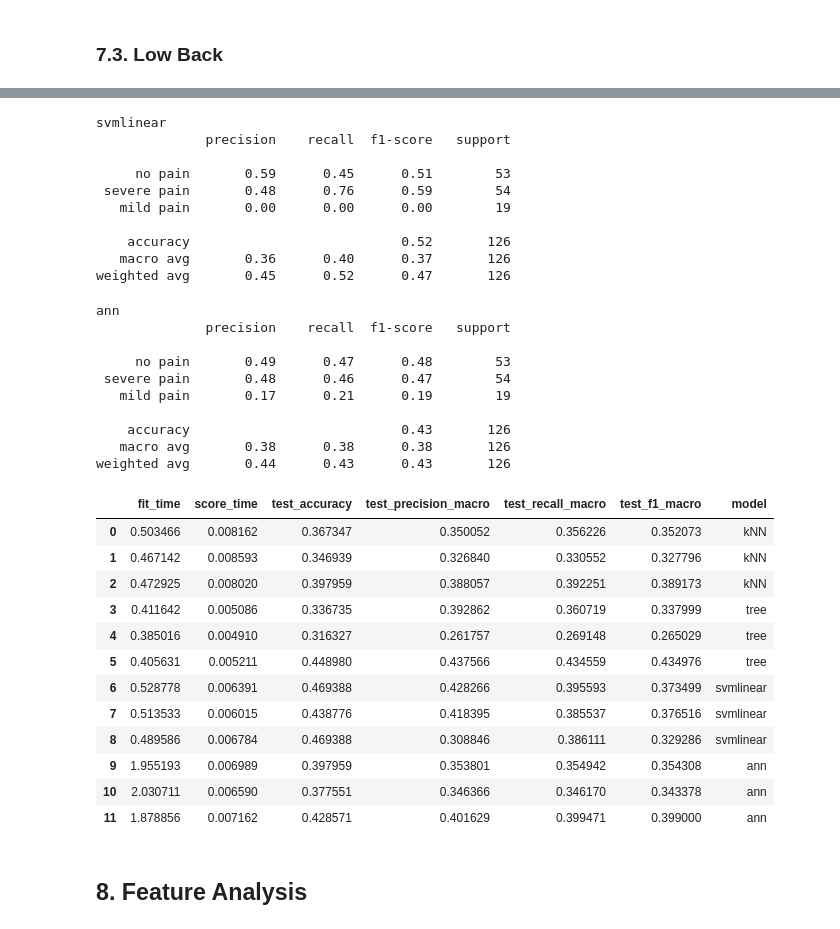
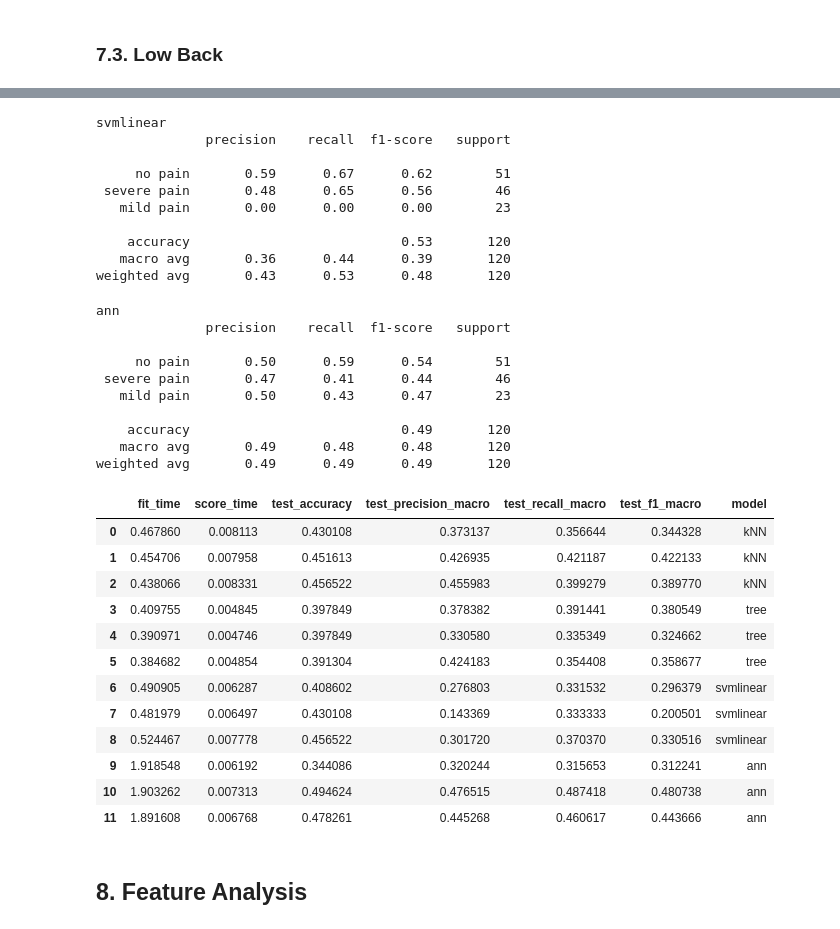
Before and after one commit to victorsanunes/machine-learning-final-project, a Jupyter notebook: notebooks/modeling-v0.ipynb, the cells around one changed output, grey strips where cells are left out. Saved outputs shown, nothing was run; the diff lists cells and outputs as text; code cells hidden in the pictures.

```diff
--- a/notebooks/modeling-v0.ipynb
+++ b/notebooks/modeling-v0.ipynb
@@ -175,0 +323,3 @@ feature_importance_df.sort_values(by =['feature_importance'], ascending = False)
+# %%
+selected_categorical = experiments.selected_categorical
+selected_continous = experiments.selected_continous
@@ -187,12 +335,9 @@ Index(['Genero', 'Idade', 'Peso', 'Altura', 'IMC', 'Escolaridade',
 # %%
 from sklearn.model_selection import train_test_split
-import experiments
-numerical_features = experiments.numerical_features
-categorical_features = experiments.categorical_features
-target_columns = ['Costa_superior_agg', 'Costa_media_agg', 'Costa_inferior_agg']
-# target_columns = ['dados.Costa_superior', 'dados.Costa_media', 'dados.Costa_inferior']
+# target_columns = ['Costa_superior_agg', 'Costa_media_agg', 'Costa_inferior_agg']
+target_columns = ['dados.Costa_superior', 'dados.Costa_media', 'dados.Costa_inferior']
 
-X = df_analysis[numerical_features + categorical_features]
+X = df_analysis[selected_continous + selected_categorical]
 y = df_analysis[target_columns]
 
 X_train, X_test, y_train, y_test = train_test_split(X, y, test_size=0.30, random_state=42)
@@ -206,7 +351,7 @@ X_train, X_test, y_train, y_test = train_test_split(X, y, test_size=0.30, random
 scorer = experiments.scorers
 algorithms = experiments.build_algorithms()
 cv = experiments.cv
-target_column = 'Costa_superior_agg'
+target_column = target_columns[0]
 # %%
 from sklearn.metrics import classification_report
 from sklearn.model_selection import cross_val_score, cross_validate
@@ -297,7 +442,7 @@ weighted avg       0.41      0.41      0.41       126
 # %% [markdown]
 ### 7.2. Mid Back
 # %%
-target_column = 'Costa_media_agg'
+target_column = target_columns[1]
 run_exps(X_train, y_train[target_column], X_test, y_test[target_column])
 # %% [output]
 kNN
@@ -353,7 +498,7 @@ weighted avg       0.44      0.44      0.44       126
 # %% [markdown]
 ### 7.3. Low Back
 # %%
-target_column = 'Costa_inferior_agg'
+target_column = target_columns[2]
 run_exps(X_train, y_train[target_column], X_test, y_test[target_column])
 # %% [output]
 kNN
@@ -376,35 +521,35 @@ weighted avg       0.46      0.46      0.46       126
 svmlinear
               precision    recall  f1-score   support
 
-     no pain       0.59      0.45      0.51        53
- severe pain       0.48      0.76      0.59        54
-   mild pain       0.00      0.00      0.00        19
+     no pain       0.59      0.67      0.62        51
+ severe pain       0.48      0.65      0.56        46
+   mild pain       0.00      0.00      0.00        23
 
-    accuracy                           0.52       126
-   macro avg       0.36      0.40      0.37       126
-weighted avg       0.45      0.52      0.47       126
+    accuracy                           0.53       120
+   macro avg       0.36      0.44      0.39       120
+weighted avg       0.43      0.53      0.48       120
 ann
               precision    recall  f1-score   support
 
-     no pain       0.49      0.47      0.48        53
- severe pain       0.48      0.46      0.47        54
-   mild pain       0.17      0.21      0.19        19
+     no pain       0.50      0.59      0.54        51
+ severe pain       0.47      0.41      0.44        46
+   mild pain       0.50      0.43      0.47        23
 
-    accuracy                           0.43       126
-   macro avg       0.38      0.38      0.38       126
-weighted avg       0.44      0.43      0.43       126
+    accuracy                           0.49       120
+   macro avg       0.49      0.48      0.48       120
+weighted avg       0.49      0.49      0.49       120
 |  | fit_time | score_time | test_accuracy | test_precision_macro | test_recall_macro | test_f1_macro | model |
-| 0 | 0.503466 | 0.008162 | 0.367347 | 0.350052 | 0.356226 | 0.352073 | kNN |
-| 1 | 0.467142 | 0.008593 | 0.346939 | 0.326840 | 0.330552 | 0.327796 | kNN |
-| 2 | 0.472925 | 0.008020 | 0.397959 | 0.388057 | 0.392251 | 0.389173 | kNN |
-| 3 | 0.411642 | 0.005086 | 0.336735 | 0.392862 | 0.360719 | 0.337999 | tree |
-| 4 | 0.385016 | 0.004910 | 0.316327 | 0.261757 | 0.269148 | 0.265029 | tree |
-| 5 | 0.405631 | 0.005211 | 0.448980 | 0.437566 | 0.434559 | 0.434976 | tree |
-| 6 | 0.528778 | 0.006391 | 0.469388 | 0.428266 | 0.395593 | 0.373499 | svmlinear |
-| 7 | 0.513533 | 0.006015 | 0.438776 | 0.418395 | 0.385537 | 0.376516 | svmlinear |
-| 8 | 0.489586 | 0.006784 | 0.469388 | 0.308846 | 0.386111 | 0.329286 | svmlinear |
-| 9 | 1.955193 | 0.006989 | 0.397959 | 0.353801 | 0.354942 | 0.354308 | ann |
-| 10 | 2.030711 | 0.006590 | 0.377551 | 0.346366 | 0.346170 | 0.343378 | ann |
-| 11 | 1.878856 | 0.007162 | 0.428571 | 0.401629 | 0.399471 | 0.399000 | ann |
+| 0 | 0.467860 | 0.008113 | 0.430108 | 0.373137 | 0.356644 | 0.344328 | kNN |
+| 1 | 0.454706 | 0.007958 | 0.451613 | 0.426935 | 0.421187 | 0.422133 | kNN |
+| 2 | 0.438066 | 0.008331 | 0.456522 | 0.455983 | 0.399279 | 0.389770 | kNN |
+| 3 | 0.409755 | 0.004845 | 0.397849 | 0.378382 | 0.391441 | 0.380549 | tree |
+| 4 | 0.390971 | 0.004746 | 0.397849 | 0.330580 | 0.335349 | 0.324662 | tree |
+| 5 | 0.384682 | 0.004854 | 0.391304 | 0.424183 | 0.354408 | 0.358677 | tree |
+| 6 | 0.490905 | 0.006287 | 0.408602 | 0.276803 | 0.331532 | 0.296379 | svmlinear |
+| 7 | 0.481979 | 0.006497 | 0.430108 | 0.143369 | 0.333333 | 0.200501 | svmlinear |
+| 8 | 0.524467 | 0.007778 | 0.456522 | 0.301720 | 0.370370 | 0.330516 | svmlinear |
+| 9 | 1.918548 | 0.006192 | 0.344086 | 0.320244 | 0.315653 | 0.312241 | ann |
+| 10 | 1.903262 | 0.007313 | 0.494624 | 0.476515 | 0.487418 | 0.480738 | ann |
+| 11 | 1.891608 | 0.006768 | 0.478261 | 0.445268 | 0.460617 | 0.443666 | ann |
 # %% [markdown]
 ## 8. Feature Analysis
```
Also changed, not shown: parts of 22 cells of this notebook.
